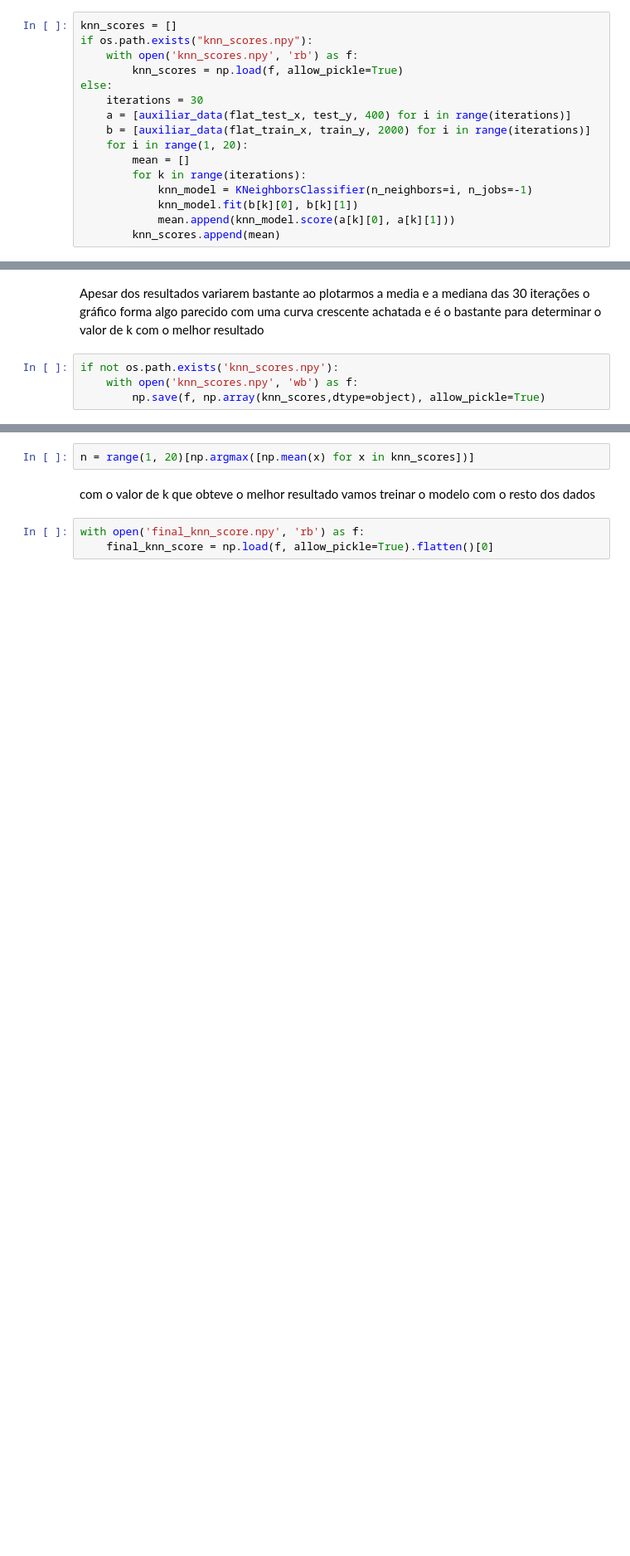
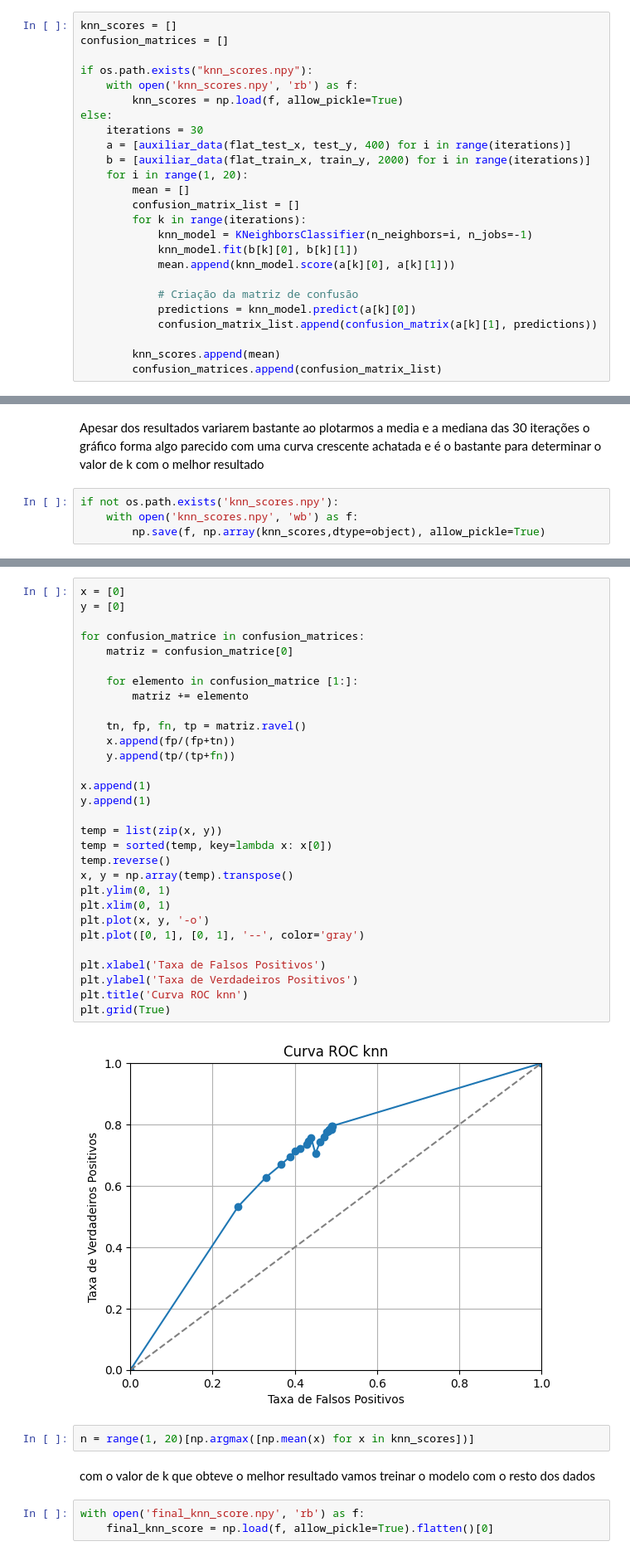
Before and after one commit to fagner02/RealFakeClassification, a Jupyter notebook: project.ipynb, the cells around one changed output, grey strips where cells are left out. Shown at 83% size. Cells and saved outputs as stored; diff of their text form; blank space fills up the shorter version.

```diff
--- a/project.ipynb
+++ b/project.ipynb
@@ -77,6 +78,8 @@ from sklearn.neighbors import KNeighborsClassifier
 A primeira solução para resolver o problema vai ser o modelo de K-vizinhos mais próximos. O primeiro passo é decidir os hiper parâmetros do modelo, para isso vamos testar os valores do parâmetro k de 1 a 20 e comparar os resultados obtidos com cada valor de k
 # %%
 knn_scores = []
+confusion_matrices = []
+
 if os.path.exists("knn_scores.npy"):
     with open('knn_scores.npy', 'rb') as f:
         knn_scores = np.load(f, allow_pickle=True)
@@ -86,11 +89,18 @@ else:
     b = [auxiliar_data(flat_train_x, train_y, 2000) for i in range(iterations)]
     for i in range(1, 20):
         mean = []
+        confusion_matrix_list = []
         for k in range(iterations):
             knn_model = KNeighborsClassifier(n_neighbors=i, n_jobs=-1)
             knn_model.fit(b[k][0], b[k][1])
             mean.append(knn_model.score(a[k][0], a[k][1]))
+
+            # Criação da matriz de confusão
+            predictions = knn_model.predict(a[k][0])
+            confusion_matrix_list.append(confusion_matrix(a[k][1], predictions))
+
         knn_scores.append(mean)
+        confusion_matrices.append(confusion_matrix_list)
 # %% [markdown]
 Para cada valor de k testamos a precisão do modelo 30 vezes randomizando os dados, após obtermos os resultados podemos plotar um gráfica para mostrar a relação dos valores
 # %%
@@ -111,3 +127,35 @@ if not os.path.exists('knn_scores.npy'):
+# %%
+x = [0]
+y = [0]
+
+for confusion_matrice in confusion_matrices:
+    matriz = confusion_matrice[0]
+
+    for elemento in confusion_matrice [1:]:
+        matriz += elemento
+
+    tn, fp, fn, tp = matriz.ravel()
+    x.append(fp/(fp+tn))
+    y.append(tp/(tp+fn))
+
+x.append(1)
+y.append(1)
+
+temp = list(zip(x, y))
+temp = sorted(temp, key=lambda x: x[0])
+temp.reverse()
+x, y = np.array(temp).transpose()
+plt.ylim(0, 1)
+plt.xlim(0, 1)
+plt.plot(x, y, '-o')
+plt.plot([0, 1], [0, 1], '--', color='gray')
+
+plt.xlabel('Taxa de Falsos Positivos')
+plt.ylabel('Taxa de Verdadeiros Positivos')
+plt.title('Curva ROC knn')
+plt.grid(True)
+# %% [output]
+[figure, added]
 # %%
 n = range(1, 20)[np.argmax([np.mean(x) for x in knn_scores])]
 # %% [markdown]
```
Also changed, not shown: parts of 8 cells of this notebook, 2 other files.
